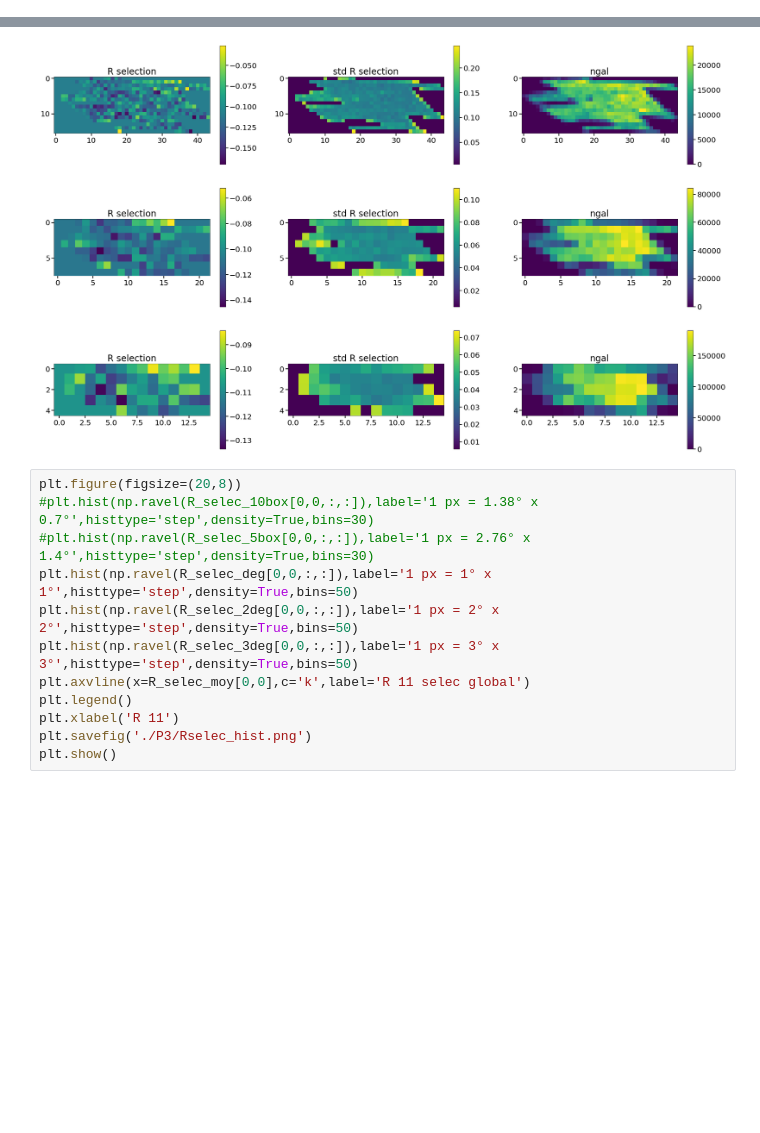
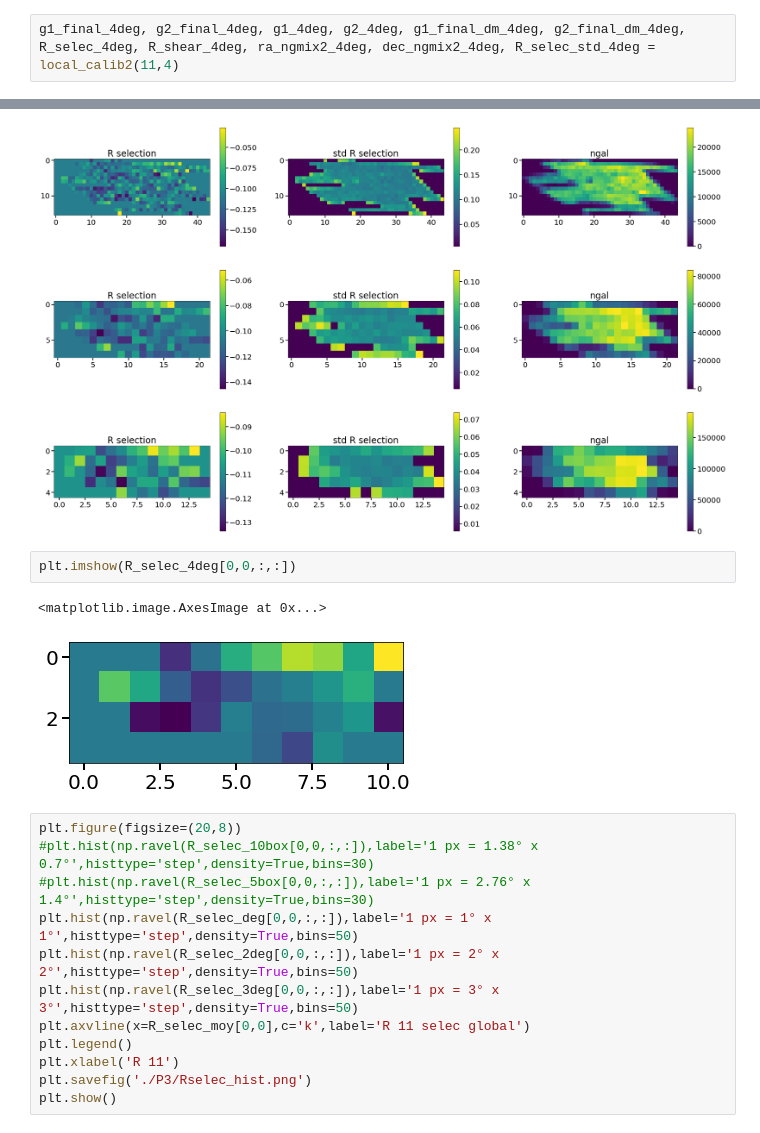
Before and after one commit to CosmoStat/sp_validation, a Jupyter notebook: notebooks/validation_local_cal.ipynb, the cells around one changed output, grey strips where cells are left out. Saved outputs shown, nothing was run; the diff lists cells and outputs as text; blank space fills up the shorter version.

```diff
--- a/notebooks/validation_local_cal.ipynb
+++ b/notebooks/validation_local_cal.ipynb
@@ -489,3 +489,5 @@ Extracting 1p
 Extracting 2m
 Extracting 2p
 Extracting noshear
+# %%
+g1_final_4deg, g2_final_4deg, g1_4deg, g2_4deg, g1_final_dm_4deg, g2_final_dm_4deg, R_selec_4deg, R_shear_4deg, ra_ngmix2_4deg, dec_ngmix2_4deg, R_selec_std_4deg = local_calib2(11,4)
@@ -773,6 +807,11 @@ plt.savefig('./P3/R_selec.png')
 plt.show()
 # %% [output]
 [figure]
+# %%
+plt.imshow(R_selec_4deg[0,0,:,:])
+# %% [output]
+<matplotlib.image.AxesImage at 0x...>
+[figure, added]
 # %%
 plt.figure(figsize=(20,8))
 #plt.hist(np.ravel(R_selec_10box[0,0,:,:]),label='1 px = 1.38° x 0.7°',histtype='step',density=True,bins=30)
```
Also changed, not shown: parts of 8 cells of this notebook, 1 other file.
